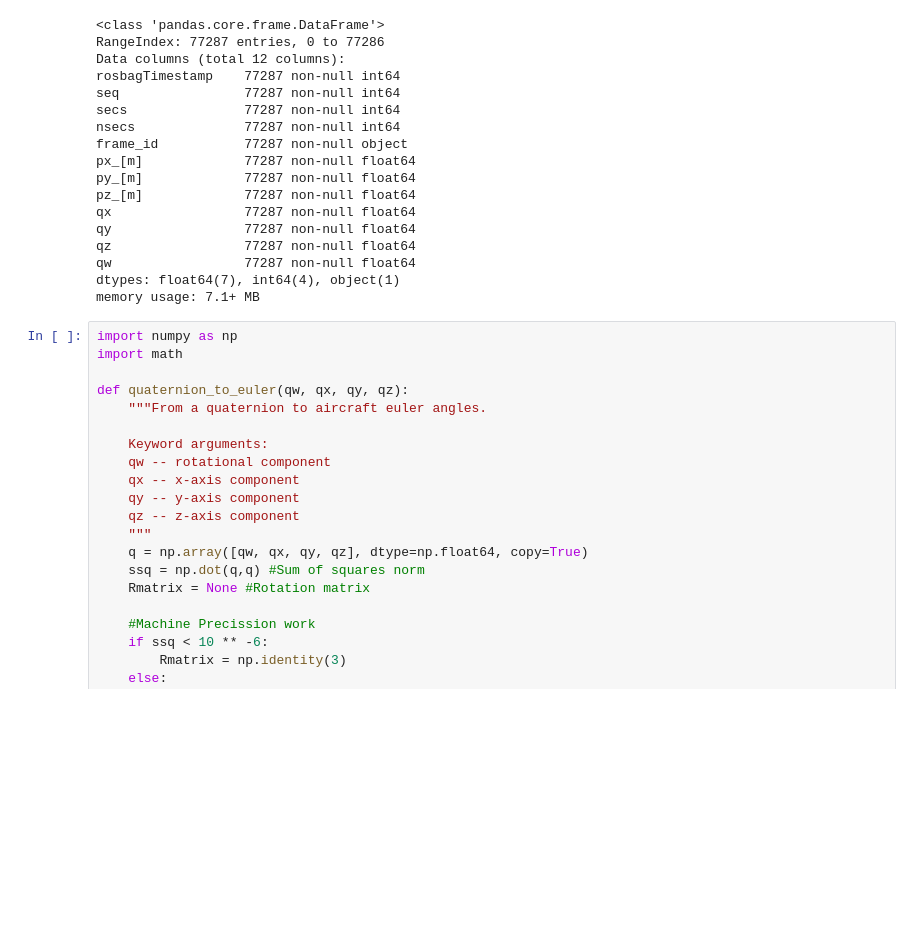
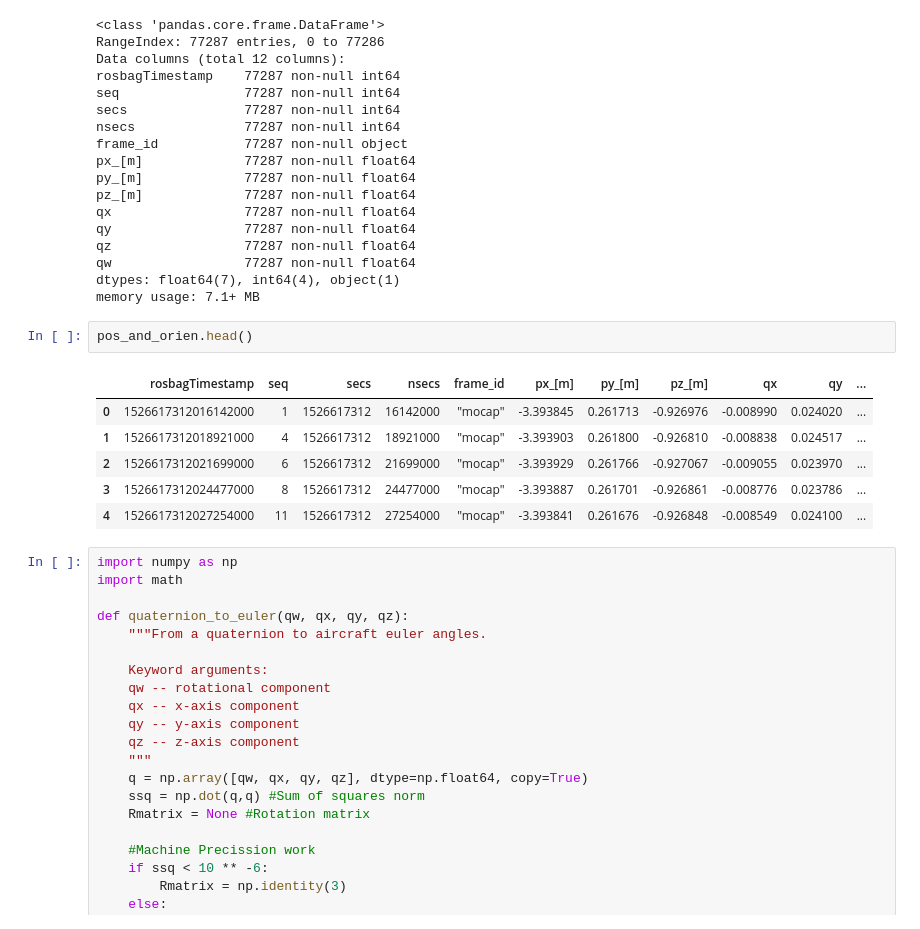
Before and after one commit to p678m854/EECS-Masters, a Jupyter notebook: notebooks/Blackbird Dataset.ipynb, the cells around one changed output. Drawn from its saved outputs; the diff is of its cells as text; blank space fills up the shorter version.

```diff
--- a/notebooks/Blackbird Dataset.ipynb
+++ b/notebooks/Blackbird Dataset.ipynb
@@ -113,6 +113,15 @@ qz                 77287 non-null float64
 qw                 77287 non-null float64
 dtypes: float64(7), int64(4), object(1)
 memory usage: 7.1+ MB
+# %%
+pos_and_orien.head()
+# %% [output]
+|  | rosbagTimestamp | seq | secs | nsecs | frame_id | px_[m] | py_[m] | pz_[m] | qx | qy | ... |
+| 0 | 1526617312016142000 | 1 | 1526617312 | 16142000 | "mocap" | -3.393845 | 0.261713 | -0.926976 | -0.008990 | 0.024020 | ... |
+| 1 | 1526617312018921000 | 4 | 1526617312 | 18921000 | "mocap" | -3.393903 | 0.261800 | -0.926810 | -0.008838 | 0.024517 | ... |
+| 2 | 1526617312021699000 | 6 | 1526617312 | 21699000 | "mocap" | -3.393929 | 0.261766 | -0.927067 | -0.009055 | 0.023970 | ... |
+| 3 | 1526617312024477000 | 8 | 1526617312 | 24477000 | "mocap" | -3.393887 | 0.261701 | -0.926861 | -0.008776 | 0.023786 | ... |
+| 4 | 1526617312027254000 | 11 | 1526617312 | 27254000 | "mocap" | -3.393841 | 0.261676 | -0.926848 | -0.008549 | 0.024100 | ... |
 # %%
 import numpy as np
 import math
```
Also changed, not shown: parts of 2 cells of this notebook.
